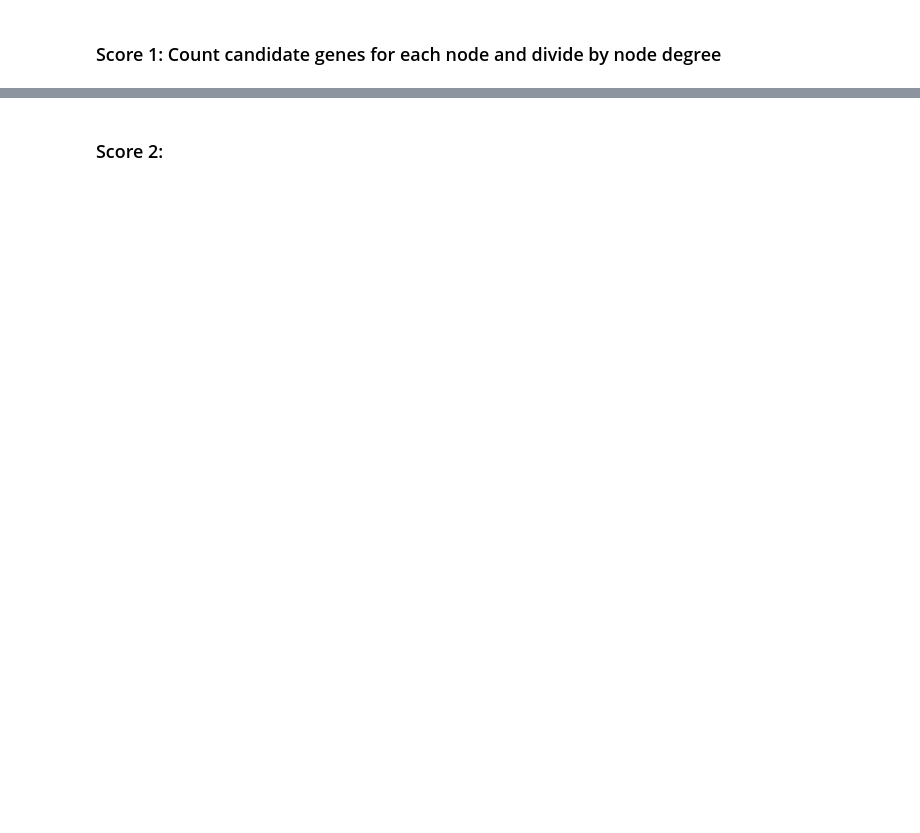
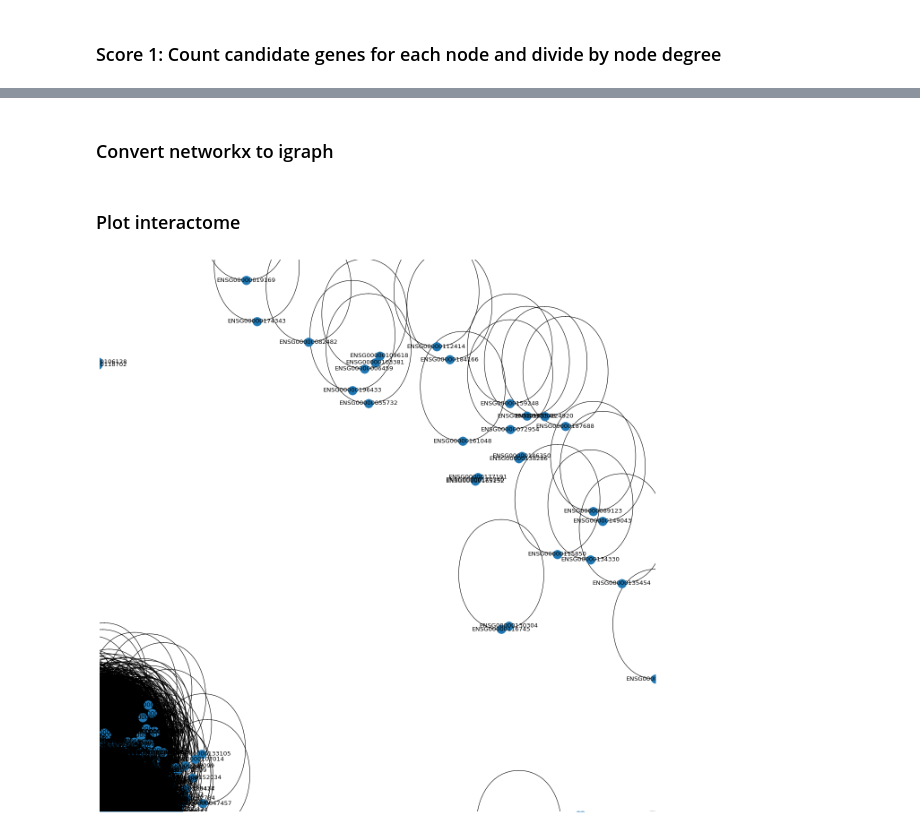
Before and after one commit to jjjk123/grexome-TIMC-Secondary-interactome, a Jupyter notebook: Interactome/humanInteractomeAnalysis.ipynb, the cells around one changed output, grey strips where cells are left out. Saved outputs shown, nothing was run; the diff lists cells and outputs as text; code cells hidden in the pictures; blank space fills up the shorter version.

```diff
--- a/Interactome/humanInteractomeAnalysis.ipynb
+++ b/Interactome/humanInteractomeAnalysis.ipynb
@@ -290,2 +292,2 @@ df[(df['score 1'] != 0) & (df['degree'] > 5)].sort_values(by='score 1', ascendin
-# %% [markdown]
-### Score 2:
+# %% [markdown]
+### Convert networkx to igraph
@@ -291,0 +296,24 @@ df[(df['score 1'] != 0) & (df['degree'] > 5)].sort_values(by='score 1', ascendin
+# %% [markdown]
+### Plot interactome
+# %%
+def save_graph(G,file_name):
+    plt.figure(num=None, figsize=(20, 20), dpi=80)
+    plt.axis('off')
+    fig = plt.figure(1)
+    pos = nx.spring_layout(G)
+    nx.draw_networkx_nodes(G,pos)
+    nx.draw_networkx_edges(G,pos)
+    nx.draw_networkx_labels(G,pos)
+
+    cut = 1.00
+    xmax = cut * max(xx for xx, yy in pos.values())
+    ymax = cut * max(yy for xx, yy in pos.values())
+    plt.xlim(0, xmax)
+    plt.ylim(0, ymax)
+
+    plt.savefig(file_name,bbox_inches="tight")
+    del fig
+# %%
+save_graph(G,"interactome.pdf") # it takes 8 min
+# %% [output]
+[figure, added]
```
Also changed, not shown: parts of 12 cells of this notebook, 1 other file.
